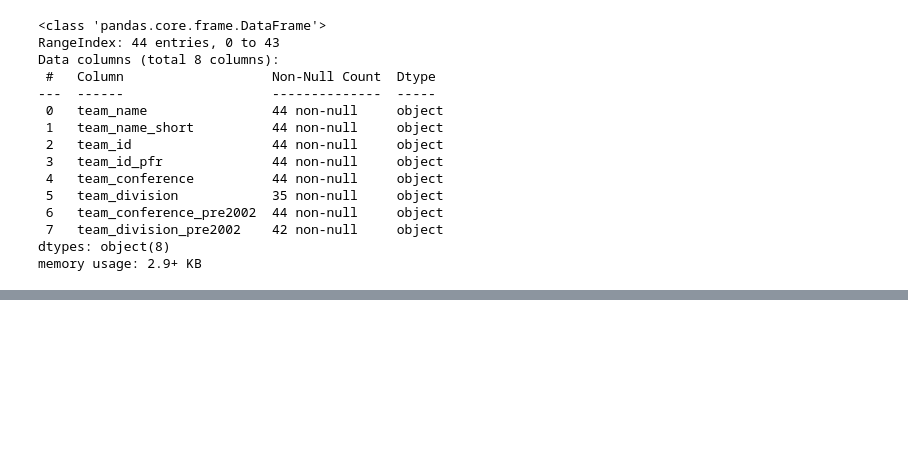
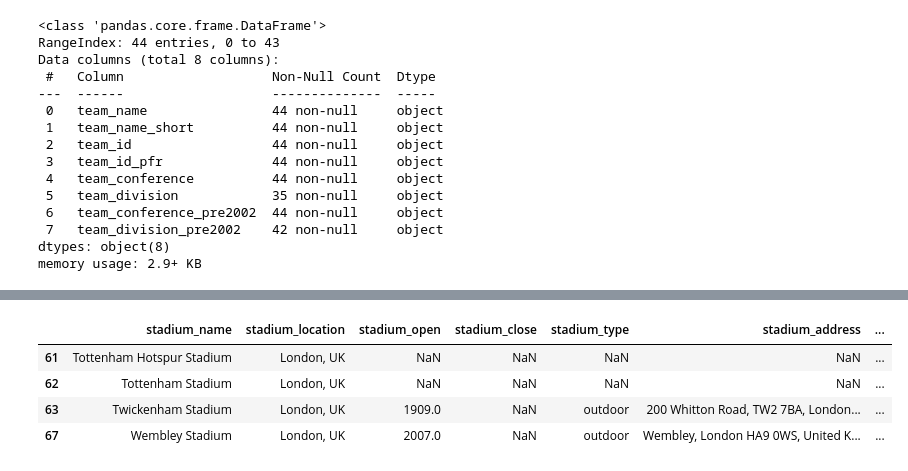
Before and after one commit to gvader24/smu_project1_nfl, a Jupyter notebook: Gage's Work/Untitled.ipynb, the cells around one changed output, grey strips where cells are left out. Drawn from its saved outputs; the diff is of its cells as text; code cells hidden in the pictures; blank space fills up the shorter version.

```diff
--- a/Gage's Work/Untitled.ipynb
+++ b/Gage's Work/Untitled.ipynb
@@ -92,0 +98,3 @@ memory usage: 1.6+ MB
+# %%
+df4 = df.loc[df.stadium_name.isin(df3.stadium)].reset_index(drop=True)
+df4.info()
@@ -92,0 +139,9 @@ memory usage: 1.6+ MB
+# %%
+df5 = df4.loc[df4.stadium_location == "London, UK"]
+df5
+# %% [output]
+|  | stadium_name | stadium_location | stadium_open | stadium_close | stadium_type | stadium_address | ... |
+| 61 | Tottenham Hotspur Stadium | London, UK | NaN | NaN | NaN | NaN | ... |
+| 62 | Tottenham Stadium | London, UK | NaN | NaN | NaN | NaN | ... |
+| 63 | Twickenham Stadium | London, UK | 1909.0 | NaN | outdoor | 200 Whitton Road, TW2 7BA, London... | ... |
+| 67 | Wembley Stadium | London, UK | 2007.0 | NaN | outdoor | Wembley, London HA9 0WS, United K... | ... |
```
Also changed, not shown: parts of 8 cells of this notebook, 5 other files.
